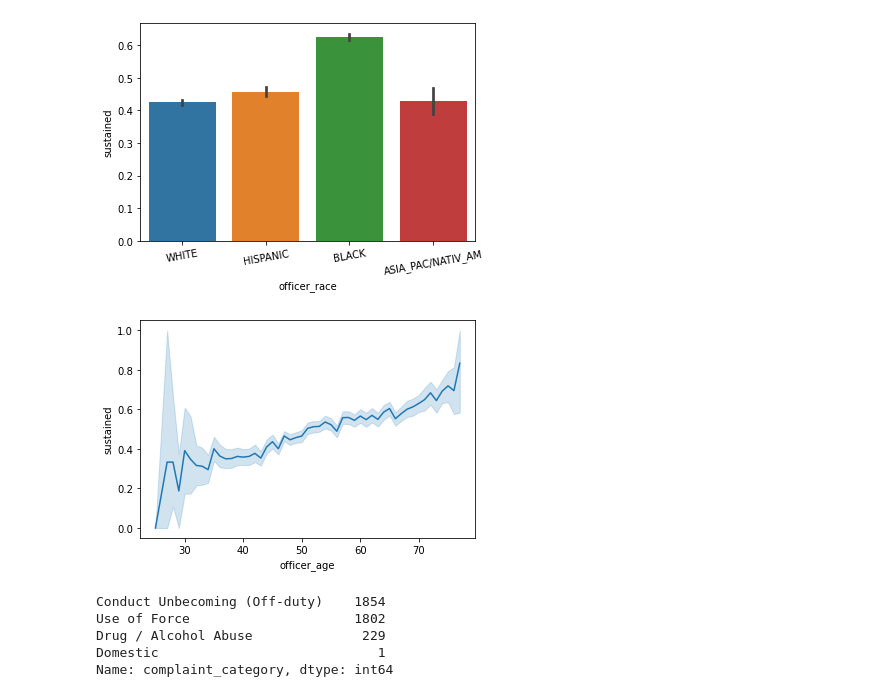
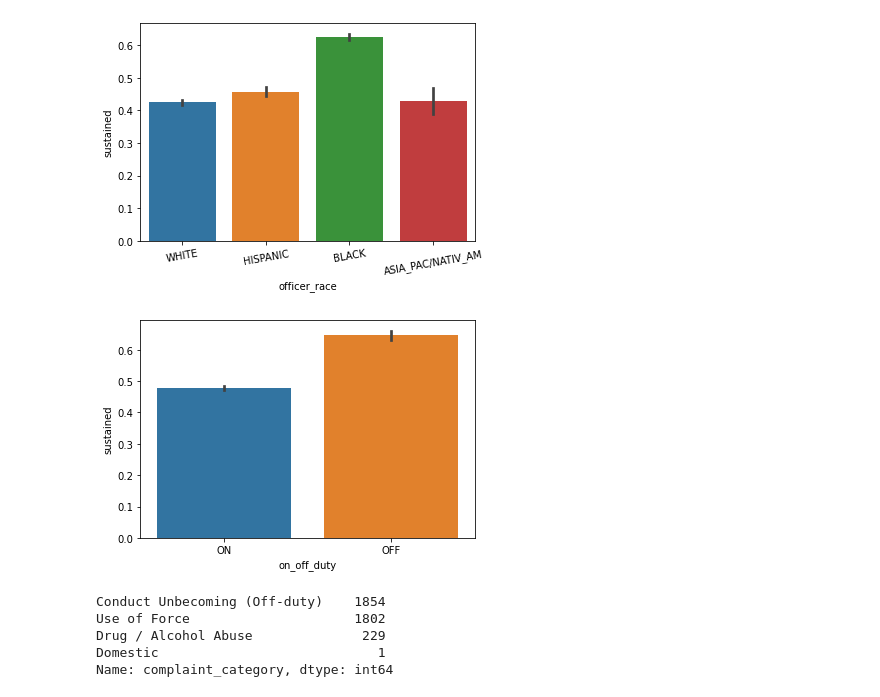
Before and after one commit to ryanpaynerp/Data_Sci_Project, a Jupyter notebook: Final_code.ipynb, the cells around one changed output. Drawn from its saved outputs; the diff is of its cells as text; code cells hidden in the pictures.

```diff
--- a/Final_code.ipynb
+++ b/Final_code.ipynb
@@ -611,10 +617,10 @@ ax.set_xticklabels(ax.get_xticklabels(), rotation=10)
 plt.show()
 # %% [output]
 [figure]
-# %%
-ax = sns.lineplot(data=df, y='sustained', x='officer_age')
-# %% [output]
-[figure, removed]
+# %%
+ax = sns.barplot(data=df, y='sustained', x='on_off_duty')
+# %% [output]
+[figure, added]
 # %%
 df[df['on_off_duty'] == 'OFF']['complaint_category'].value_counts()
 # %% [output]
```
Also changed, not shown: parts of 3 cells of this notebook, 2 other files.
